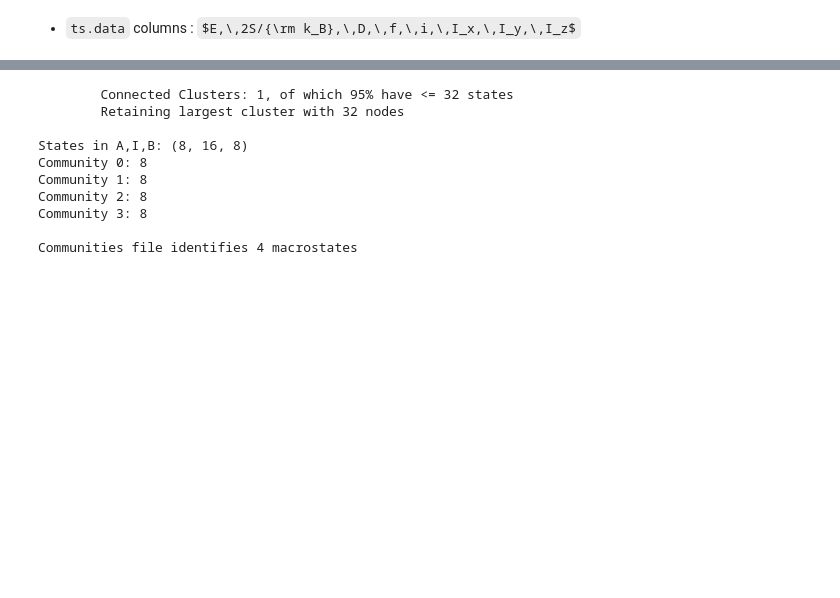
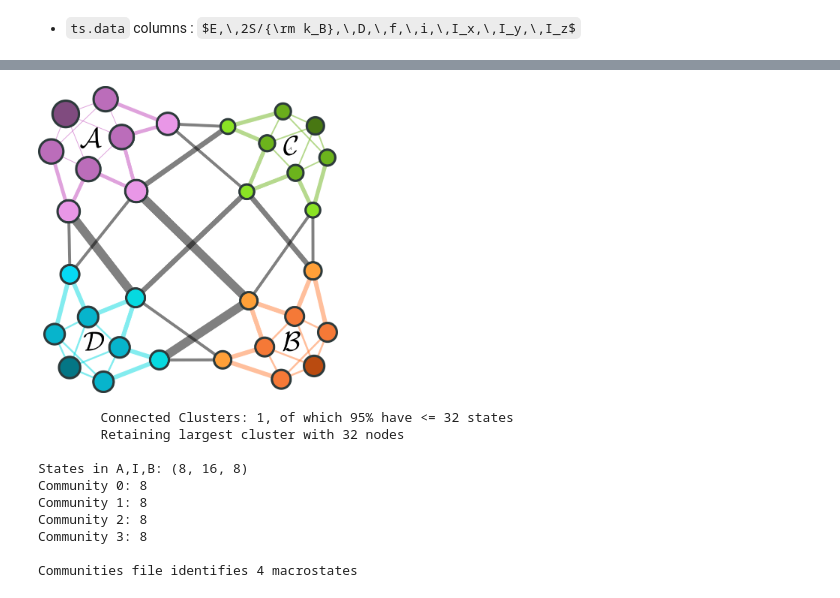
Before and after one commit to tomswinburne/PyGT, a Jupyter notebook: examples/basic_functions.ipynb, the cells around one changed output, grey strips where cells are left out. Cells and saved outputs as stored; diff of their text form; code cells hidden in the pictures; some formulas as TeX source; blank space fills up the shorter version.

```diff
--- a/examples/basic_functions.ipynb
+++ b/examples/basic_functions.ipynb
@@ -49,3 +48,8 @@ For this example we are loading in a 32 state network:
+# %%
+from IPython.display import Image
+Image(filename = "32state.png", width = 300)
+# %% [output]
+[figure, added]
 # %%
 data_path = "KTN_data/32state"
 temp = 1.
```
Also changed, not shown: parts of 2 cells of this notebook, 2 other files.
